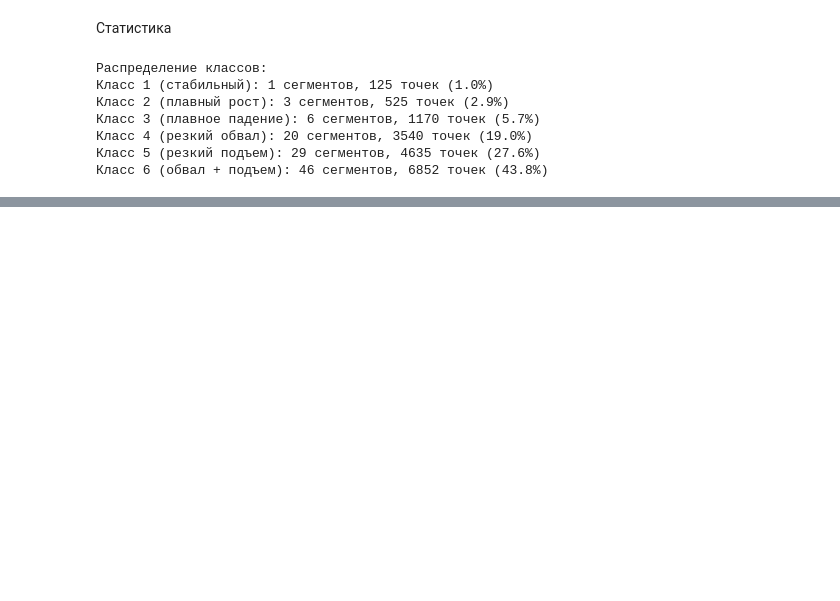
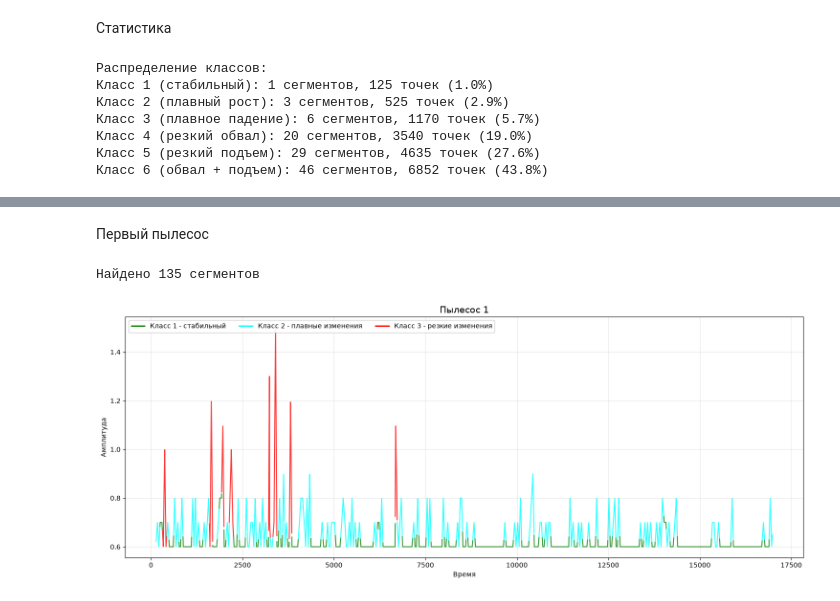
Before and after one commit to BuKohn/Practice3, a Jupyter notebook: signal.ipynb, the cells around one changed output, grey strips where cells are left out. Drawn from its saved outputs; the diff is of its cells as text; code cells hidden in the pictures; blank space fills up the shorter version.

Commit message:
predictions on first file

```diff
--- a/signal.ipynb
+++ b/signal.ipynb
@@ -461,0 +598,64 @@ for klass in sorted(class_counts.keys()):
+# %%
+colors = {
+    1: 'green',
+    2: 'cyan',
+    3: 'red'
+}
+
+class_names = {
+    1: 'стабильный',
+    2: 'плавные изменения',
+    3: 'резкие изменения'
+}
+# %% [markdown]
+Первый пылесос
+# %%
+algo = rpt.Pelt(model="rbf", min_size=50).fit(vacuum_1_data)
+penalty = 15.0
+breakpoints = algo.predict(pen=penalty)
+
+print(f"Найдено {len(breakpoints)-1} сегментов")
+
+# Извлекаем признаки и классифицируем
+segments_real = []
+segment_starts = []
+segment_ends = []
+features_real = []
+
+for i in range(len(breakpoints) - 1):
+    start = breakpoints[i]
+    end = breakpoints[i + 1]
+    seg = vacuum_1_data[start:end]
+
+    feats = extract_features_v2(seg)
+    if feats is not None:
+        segments_real.append(seg)
+        segment_starts.append(start)
+        segment_ends.append(end)
+        features_real.append(feats)
+
+# Классифицируем
+X_real = np.array([list(f.values()) for f in features_real])
+X_real_scaled = scaler.transform(X_real)
+segment_classes = model.predict(X_real_scaled)
+
+plt.figure(figsize=(15, 6))
+for seg, start, end, klass in zip(segments_real, segment_starts, segment_ends, segment_classes):
+    time_range = range(start, end)
+    color = colors.get(klass, 'black')
+    plt.plot(time_range, seg, color=color, linewidth=1.5, alpha=0.8)
+
+plt.title('Пылесос 1', fontsize=14)
+plt.xlabel('Время')
+plt.ylabel('Амплитуда')
+plt.grid(True, alpha=0.3)
+
+legend_elements = [Line2D([0], [0], color=colors[k], label=f"Класс {k} - {class_names[k]}", linewidth=2)
+                   for k in sorted(colors.keys())]
+plt.legend(handles=legend_elements, loc='upper left', ncol=3, framealpha=0.9)
+
+plt.tight_layout()
+plt.show()
+# %% [output]
+Найдено 135 сегментов
+[figure, added]
```
Also changed, not shown: parts of 20 cells of this notebook, 4 other files.
